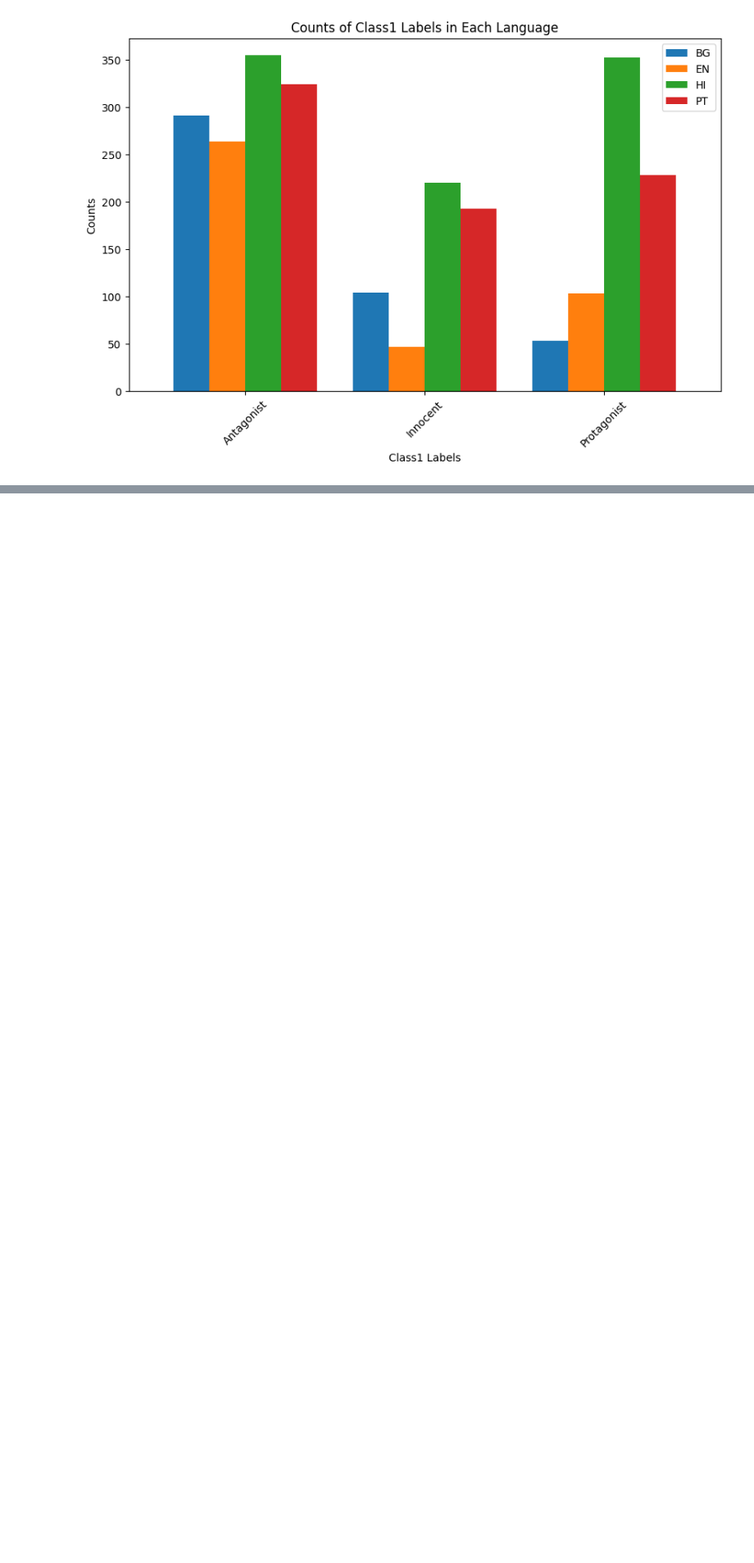
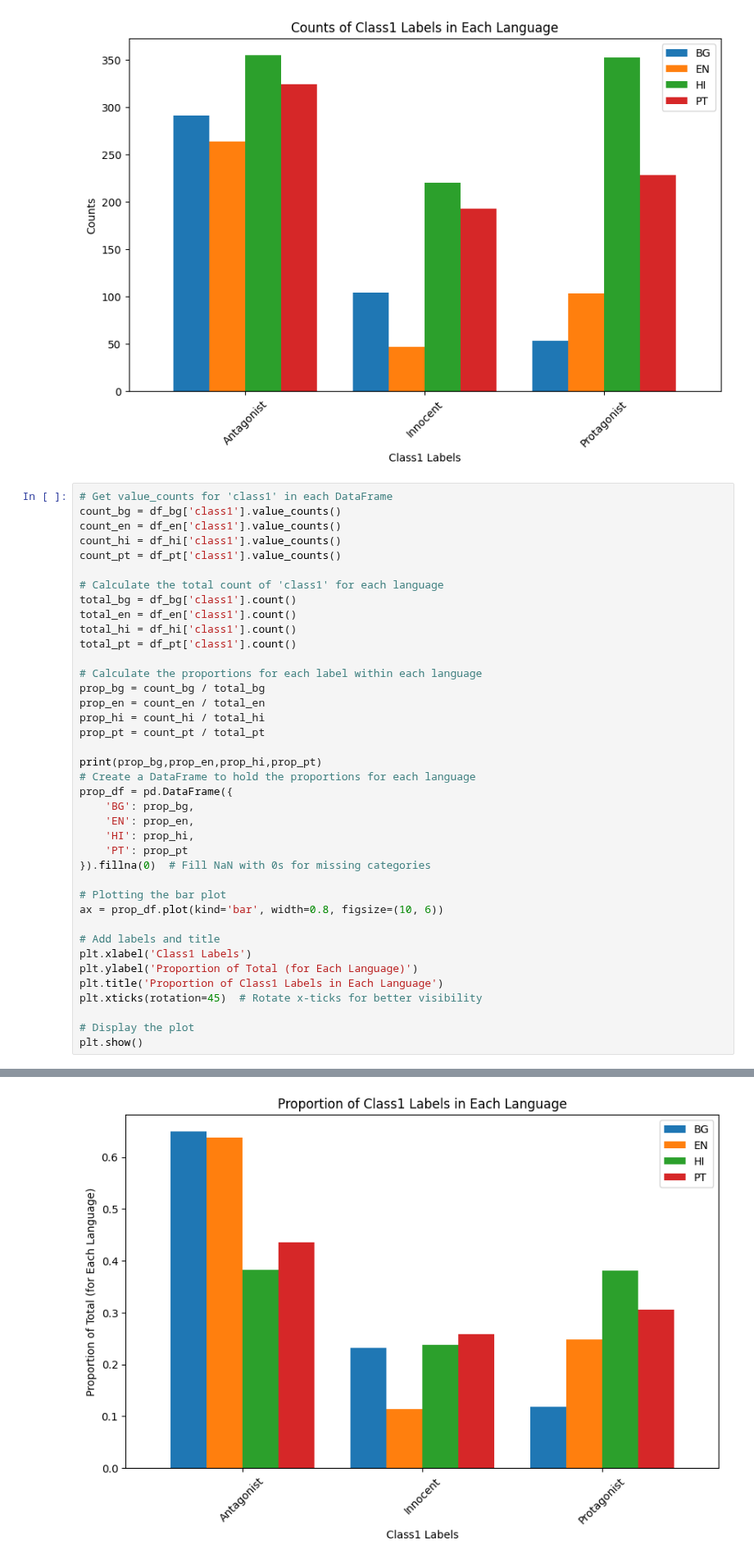
Before and after one commit to Matija-Kukic/semeval2025-t10, a Jupyter notebook: PreProcess_and_EDA/sub1_EDA.ipynb, the cells around one changed output, grey strips where cells are left out. Shown at 82% size. Saved outputs shown, nothing was run; the diff lists cells and outputs as text; blank space fills up the shorter version.

```diff
--- a/PreProcess_and_EDA/sub1_EDA.ipynb
+++ b/PreProcess_and_EDA/sub1_EDA.ipynb
@@ -113,3 +113,43 @@ plt.xticks(rotation=45)
 plt.show()
 # %% [output]
 [figure]
+# %%
+# Get value_counts for 'class1' in each DataFrame
+count_bg = df_bg['class1'].value_counts()
+count_en = df_en['class1'].value_counts()
+count_hi = df_hi['class1'].value_counts()
+count_pt = df_pt['class1'].value_counts()
+
+# Calculate the total count of 'class1' for each language
+total_bg = df_bg['class1'].count()
+total_en = df_en['class1'].count()
+total_hi = df_hi['class1'].count()
+total_pt = df_pt['class1'].count()
+
+# Calculate the proportions for each label within each language
+prop_bg = count_bg / total_bg
+prop_en = count_en / total_en
+prop_hi = count_hi / total_hi
+prop_pt = count_pt / total_pt
+
+print(prop_bg,prop_en,prop_hi,prop_pt)
+# Create a DataFrame to hold the proportions for each language
+prop_df = pd.DataFrame({
+    'BG': prop_bg,
+    'EN': prop_en,
+    'HI': prop_hi,
+    'PT': prop_pt
+}).fillna(0)  # Fill NaN with 0s for missing categories
+
+# Plotting the bar plot
+ax = prop_df.plot(kind='bar', width=0.8, figsize=(10, 6))
+
+# Add labels and title
+plt.xlabel('Class1 Labels')
+plt.ylabel('Proportion of Total (for Each Language)')
+plt.title('Proportion of Class1 Labels in Each Language')
+plt.xticks(rotation=45)  # Rotate x-ticks for better visibility
+
+# Display the plot
+plt.show()
+# %% [output]
@@ -115,0 +173 @@ plt.show()
+[figure, added]
```
Also changed, not shown: parts of 1 cell of this notebook.
